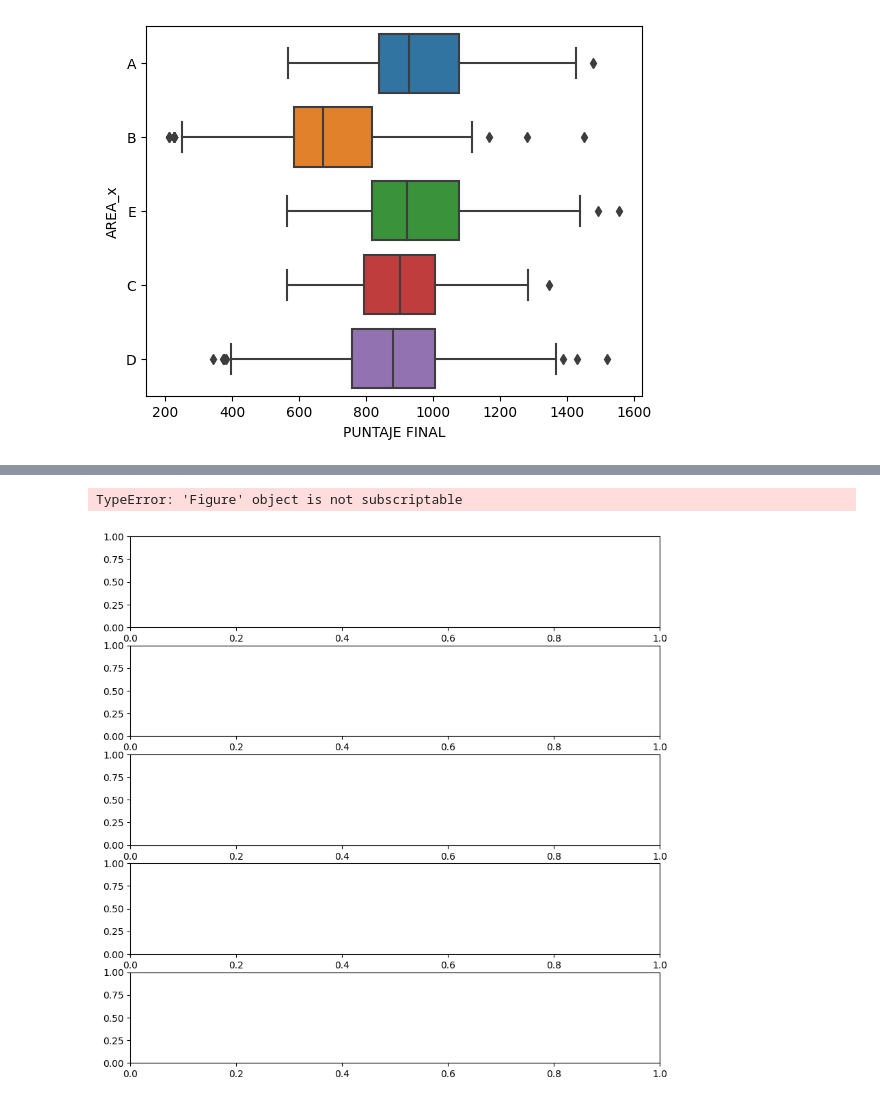
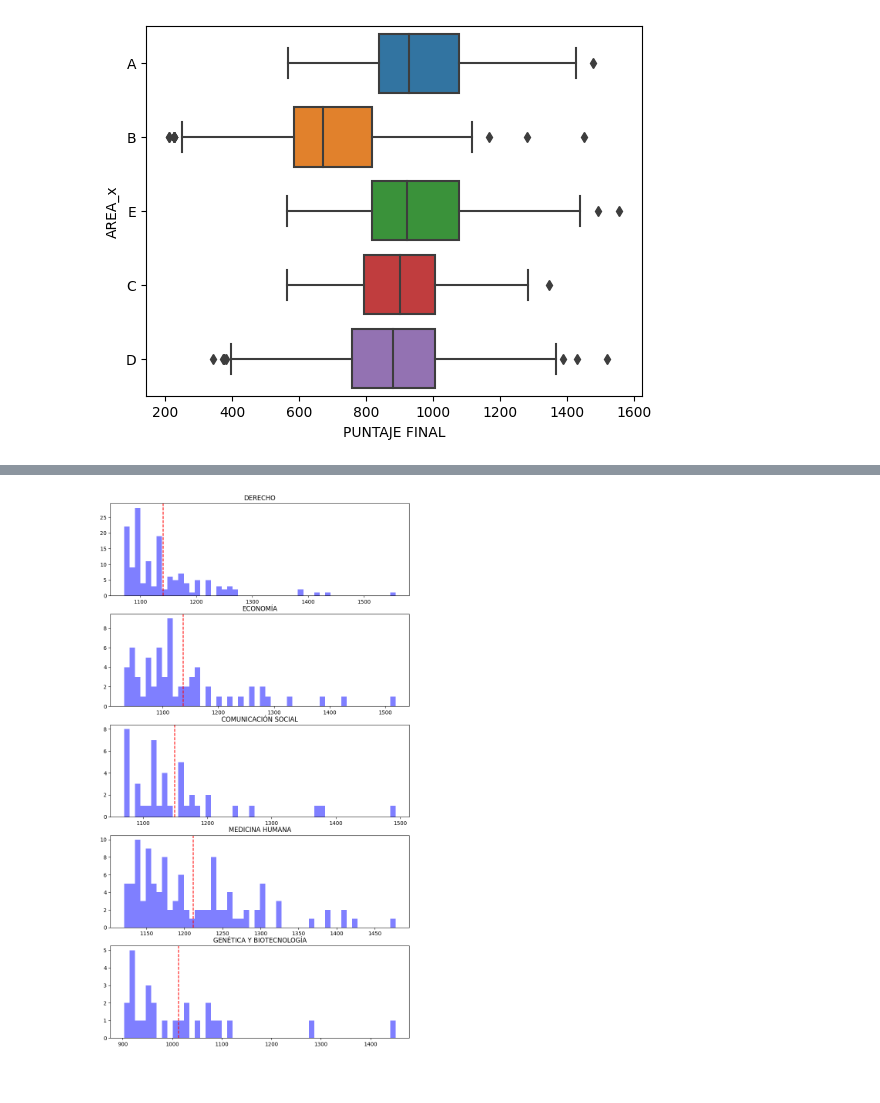
Before and after one commit to jhonvelasque/ETL_del_examen_de_admision_UNMSM2023, a Jupyter notebook: WebScrapingExamen/3_AnalisisExploratorio.ipynb, the cells around one changed output, grey strips where cells are left out. Drawn from its saved outputs; the diff is of its cells as text; code cells hidden in the pictures.

Commit message:
trabajo terminado v1

```diff
--- a/WebScrapingExamen/3_AnalisisExploratorio.ipynb
+++ b/WebScrapingExamen/3_AnalisisExploratorio.ipynb
@@ -127,11 +128,15 @@ top5_max
 | 9087 | 9165 | MENDOZA LLANTAY, OHARA ANDONY | COMUNICACIÓN SOCIAL | 1493.000 | 1.0 | ALCANZO VACANTE | ... |
 | 0 | 1653 | HURTADO SEVILLANO, RAPHAEL OSWALDO | MEDICINA HUMANA | 1477.500 | 1.0 | ALCANZO VACANTE | ... |
 | 13929 | 13874 | ARTEAGA ALARCÓN, JESÚS HEGEL | GENÉTICA Y BIOTECNOLOGÍA | 1450.750 | 1.0 | ALCANZO VACANTE | ... |
+# %%
+df_trabajo=df_trabajo[df_trabajo['OBSERVACIÓN']=='ALCANZO VACANTE']
 # %%
 #tenemos que ver la distribucion de las carreras con mayor puntaje
-axes,fig=plt.subplots(5,figsize=(10,10))
+fig,axes=plt.subplots(5,figsize=(10,18))
 for i in range(5):
-    (data=df_trabajo,x='',ax=axes[i])
+    axes[i].hist(df_trabajo[df_trabajo['ESCUELA PROFESIONAL']==top5_max.iloc[i]['ESCUELA PROFESIONAL']]['PUNTAJE FINAL'],bins=50
+                 ,color='blue',alpha=0.5)
+    axes[i].set_title(top5_max.iloc[i]['ESCUELA PROFESIONAL'])
+    axes[i].axvline(df_trabajo[df_trabajo['ESCUELA PROFESIONAL']==top5_max.iloc[i]['ESCUELA PROFESIONAL']]['PUNTAJE FINAL'].mean(), color='r', linestyle='--')
 # %% [output]
-TypeError: 'Figure' object is not subscriptable
-[figure, old version]
+[figure, new version]
```
Also changed, not shown: parts of 1 cell of this notebook, 2 other files.
